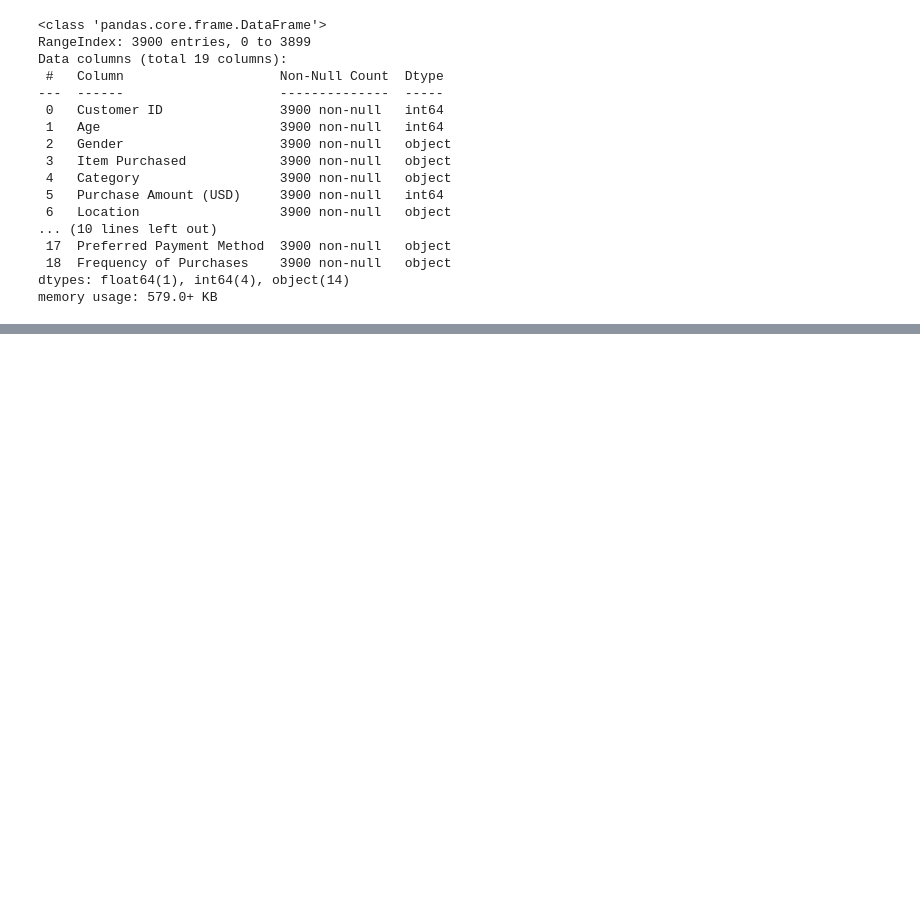
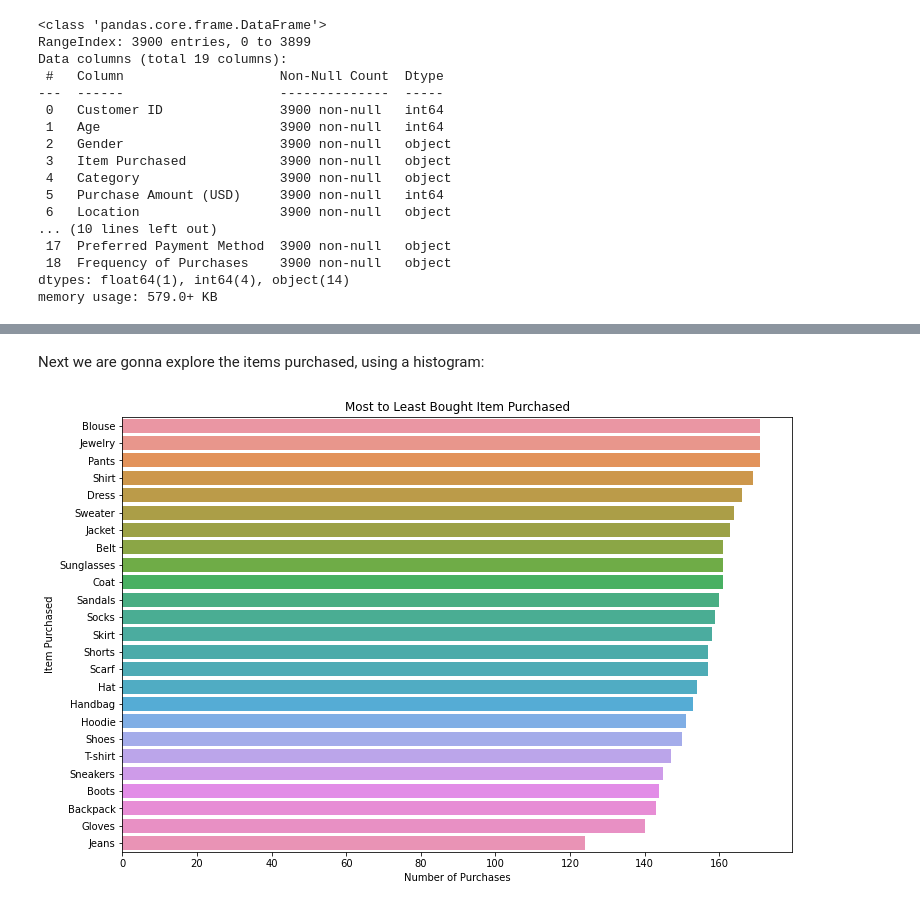
Before and after one commit to AleandroPresta/customer-shopping-analysis, a Jupyter notebook: src/Data Preprocessing.ipynb, the cells around one changed output, grey strips where cells are left out. Saved outputs shown, nothing was run; the diff lists cells and outputs as text; code cells hidden in the pictures; blank space fills up the shorter version.

```diff
--- a/src/Data Preprocessing.ipynb
+++ b/src/Data Preprocessing.ipynb
@@ -50,0 +70,17 @@ Inside our dataset we have 19 rows, mostly of which are identified as `object`,
+# %% [markdown]
+Next we are gonna explore the items purchased, using a histogram:
+# %%
+import seaborn as sns
+
+def plot_item_distribution(column_name: str):
+    item_count = shopping_data[column_name].value_counts()
+    plt.figure(figsize=(12, 8))
+    sns.barplot(x=item_count.values, y=item_count.index, order=item_count.index)
+    plt.xlabel('Number of Purchases')
+    plt.ylabel(column_name)
+    plt.title(f'Most to Least Bought {column_name}')
+    plt.show()
+
+plot_item_distribution('Item Purchased')
+# %% [output]
+[figure, added]
```
Also changed, not shown: parts of 9 cells of this notebook.
